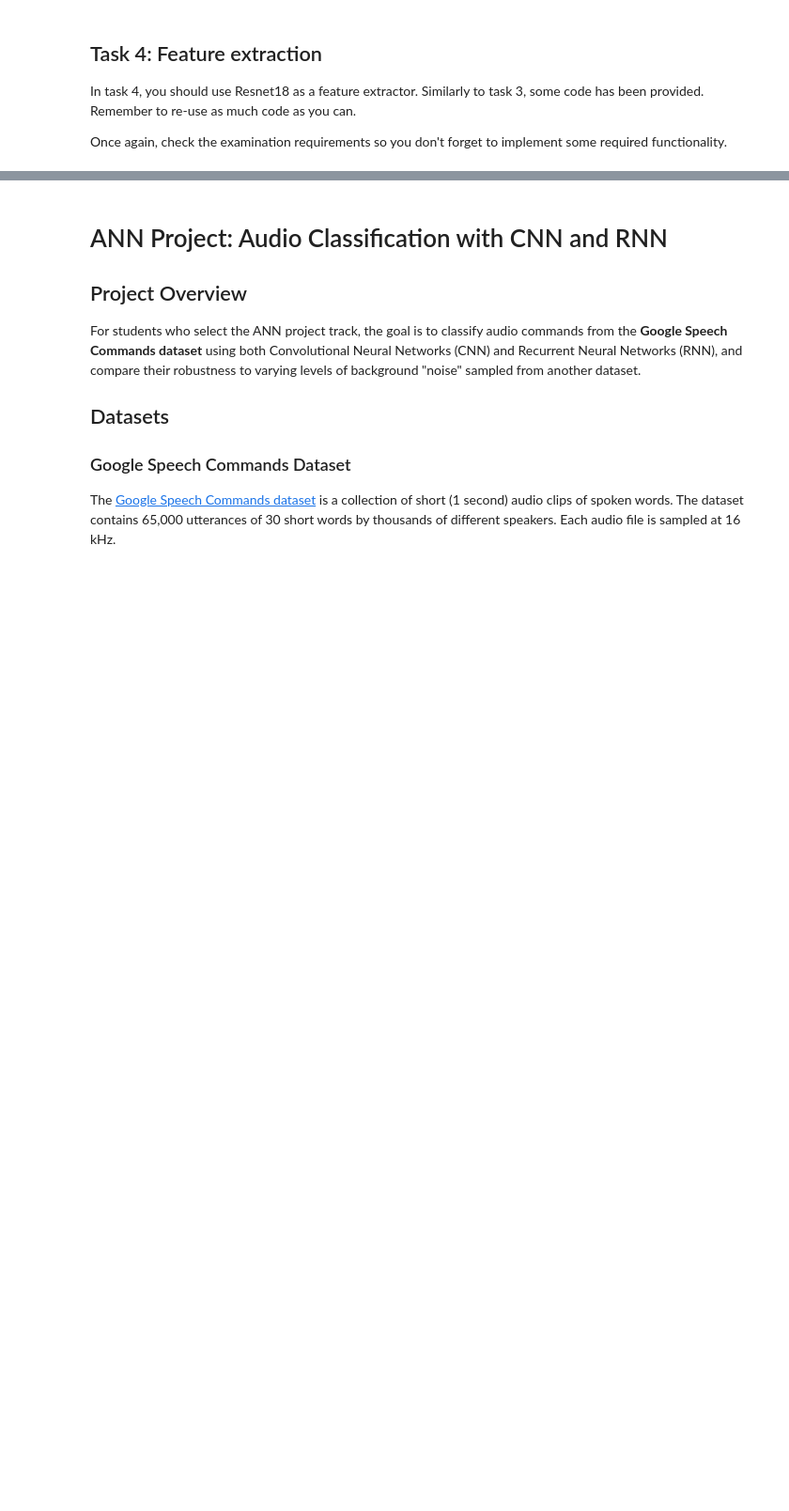
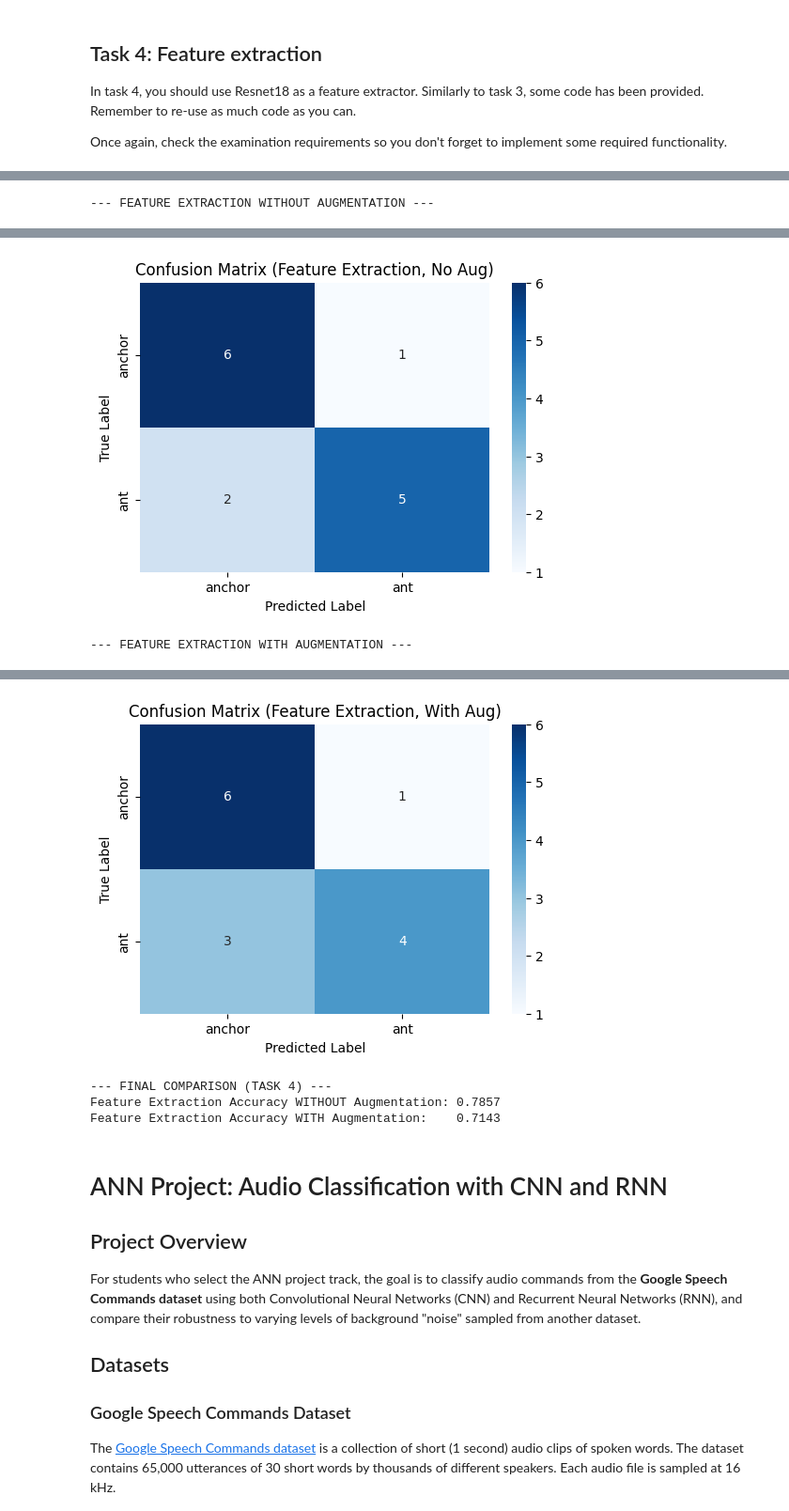
Before and after one commit to vachanaj/D7046E, a Jupyter notebook: ann3/ANN_Exercise_3.ipynb, the cells around one changed output, grey strips where cells are left out. Shown at 94% size. Drawn from its saved outputs; the diff is of its cells as text; code cells hidden in the pictures; blank space fills up the shorter version.

```diff
--- a/ann3/ANN_Exercise_3.ipynb
+++ b/ann3/ANN_Exercise_3.ipynb
@@ -613,0 +626,73 @@ Test Accuracy: 0.7143
+# %%
+import torch.nn as nn
+import torch.optim as optim
+import torchvision.models as models
+
+# Feature extraction trains much faster than fine-tuning because we only update one layer.
+epochs_fe = 10
+criterion_fe = nn.CrossEntropyLoss()
+
+# run without augments
+print("--- FEATURE EXTRACTION WITHOUT AUGMENTATION ---")
+
+# 1. Load the pre-trained ResNet18 model
+model_fe_no_aug = models.resnet18(pretrained=True)
+
+# 2. freeze weights
+for param in model_fe_no_aug.parameters():
+    param.requires_grad = False
+
+# 3. Replace the final layer to output 2 classes
+
+num_ftrs = model_fe_no_aug.fc.in_features
+model_fe_no_aug.fc = nn.Linear(num_ftrs, 2)
+
+# 4. Define the optimizer
+optimizer_fe_no_aug = optim.Adam(model_fe_no_aug.fc.parameters(), lr=LEARNING_RATE)
+
+# 5. Train using the NON-augmented dataloader
+trained_model_fe_no_aug = train_model(
+    model_fe_no_aug, criterion_fe, optimizer_fe_no_aug,
+    train_loader_no_aug, val_loader, epochs_fe
+)
+
+# 6. Evaluate and plot
+acc_fe_no_aug = evaluate_and_plot_confusion_matrix(
+    trained_model_fe_no_aug, test_loader, class_names, "(Feature Extraction, No Aug)"
+)
+
+
+#run with augments
+print("\n--- FEATURE EXTRACTION WITH AUGMENTATION ---")
+
+# 1. Load a FRESH pre-trained ResNet18 model
+model_fe_aug = models.resnet18(pretrained=True)
+
+# 2. freeze wieghts
+for param in model_fe_aug.parameters():
+    param.requires_grad = False
+
+# 3. Replace the final layer
+model_fe_aug.fc = nn.Linear(num_ftrs, 2)
+
+# 4. Define the optimizer for the new layer
+optimizer_fe_aug = optim.Adam(model_fe_aug.fc.parameters(), lr=LEARNING_RATE)
+
+# 5. Train using the AUGMENTED dataloader
+trained_model_fe_aug = train_model(
+    model_fe_aug, criterion_fe, optimizer_fe_aug,
+    train_loader_aug, val_loader, epochs_fe
+)
+
+# 6. Evaluate and plot
+acc_fe_aug = evaluate_and_plot_confusion_matrix(
+    trained_model_fe_aug, test_loader, class_names, "(Feature Extraction, With Aug)"
+)
+
+
+#summary
+print("\n--- FINAL COMPARISON (TASK 4) ---")
+print(f"Feature Extraction Accuracy WITHOUT Augmentation: {acc_fe_no_aug:.4f}")
+print(f"Feature Extraction Accuracy WITH Augmentation:    {acc_fe_aug:.4f}")
+# %% [output]
+--- FEATURE EXTRACTION WITHOUT AUGMENTATION ---
@@ -613,0 +716,2 @@ Test Accuracy: 0.7143
+[figure, added]
+--- FEATURE EXTRACTION WITH AUGMENTATION ---
@@ -614,3 +735,7 @@ Test Accuracy: 0.7143
+[figure, added]
+--- FINAL COMPARISON (TASK 4) ---
+Feature Extraction Accuracy WITHOUT Augmentation: 0.7857
+Feature Extraction Accuracy WITH Augmentation:    0.7143
 # %% [markdown]
 # ANN Project: Audio Classification with CNN and RNN
 
```
Also changed, not shown: parts of 8 cells of this notebook.
